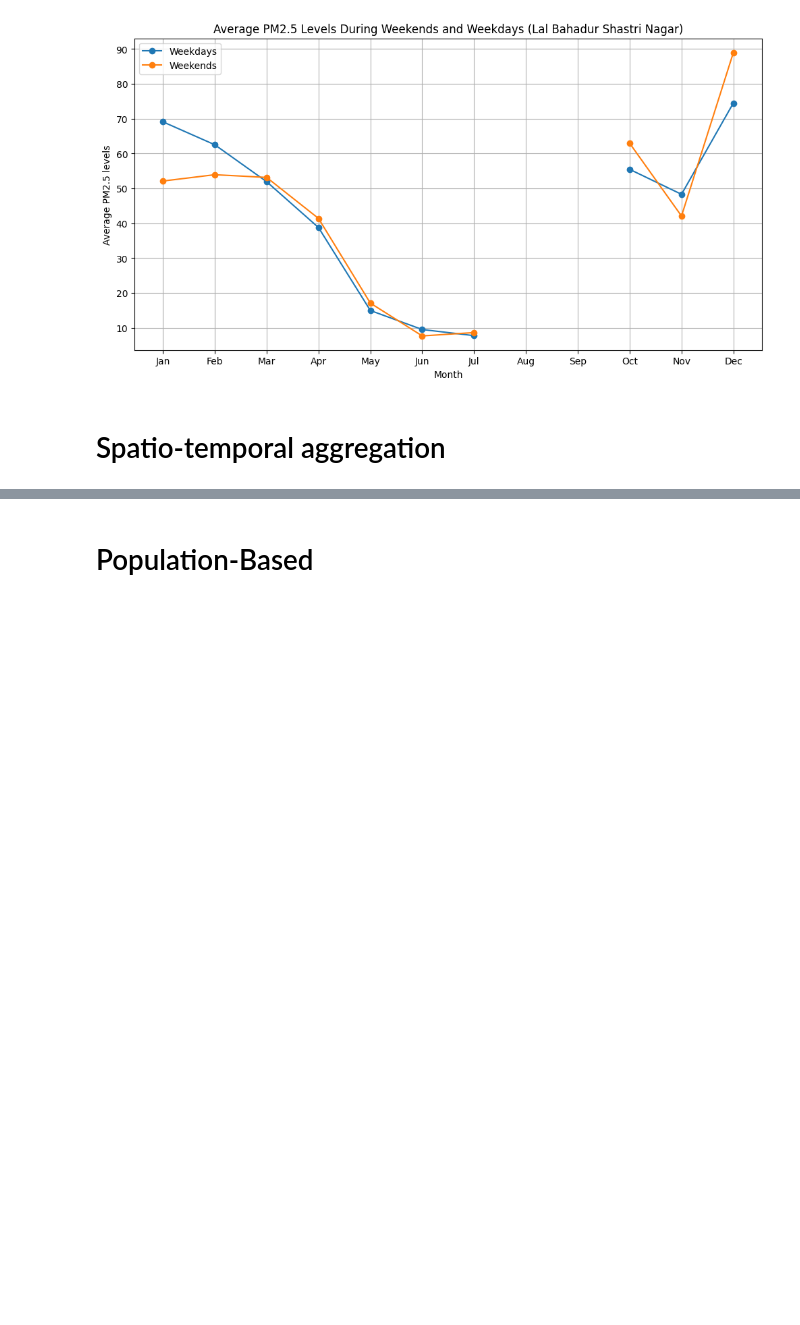
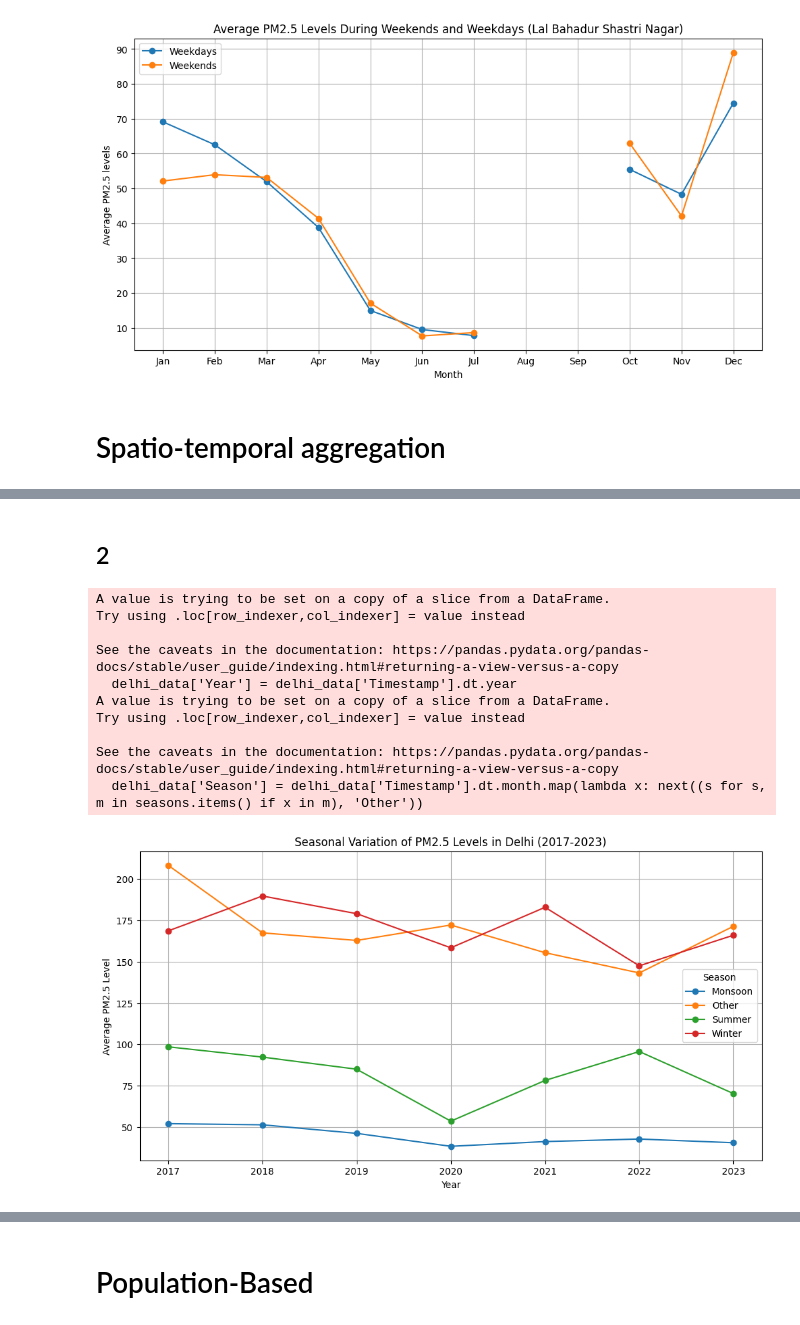
Before and after one commit to advait87/PSDV-pollution-assignment, a Jupyter notebook: assignment.ipynb, the cells around one changed output, grey strips where cells are left out. Drawn from its saved outputs; the diff is of its cells as text; code cells hidden in the pictures; blank space fills up the shorter version.

```diff
--- a/assignment.ipynb
+++ b/assignment.ipynb
@@ -156,0 +206,40 @@ plt.show()
+# %% [markdown]
+## 2
+# %%
+# Filter data for Delhi from 2017 to 2023
+delhi_data = data[(data['state'] == 'Delhi') & (data['Timestamp'].dt.year.between(2017, 2023))]
+
+# Define seasons
+seasons = {
+    'Winter': [12, 1, 2],
+    'Summer': [3, 4, 5],
+    'Monsoon': [6, 7, 8, 9]
+}
+
+# Extract year and season information
+delhi_data['Year'] = delhi_data['Timestamp'].dt.year
+delhi_data['Season'] = delhi_data['Timestamp'].dt.month.map(lambda x: next((s for s, m in seasons.items() if x in m), 'Other'))
+
+# Group by year and season to calculate average PM2.5
+seasonal_pm25 = delhi_data.groupby(['Year', 'Season'])['PM2.5'].mean().unstack()
+
+# Plot the seasonal variations
+seasonal_pm25.plot(kind='line', marker='o', figsize=(12, 6))
+plt.title('Seasonal Variation of PM2.5 Levels in Delhi (2017-2023)')
+plt.xlabel('Year')
+plt.ylabel('Average PM2.5 Level')
+plt.legend(title='Season')
+plt.grid()
+plt.show()
+# %% [output]
+A value is trying to be set on a copy of a slice from a DataFrame.
+Try using .loc[row_indexer,col_indexer] = value instead
+
+See the caveats in the documentation: https://pandas.pydata.org/pandas-docs/stable/user_guide/indexing.html#returning-a-view-versus-a-copy
+  delhi_data['Year'] = delhi_data['Timestamp'].dt.year
+A value is trying to be set on a copy of a slice from a DataFrame.
+Try using .loc[row_indexer,col_indexer] = value instead
+
+See the caveats in the documentation: https://pandas.pydata.org/pandas-docs/stable/user_guide/indexing.html#returning-a-view-versus-a-copy
+  delhi_data['Season'] = delhi_data['Timestamp'].dt.month.map(lambda x: next((s for s, m in seasons.items() if x in m), 'Other'))
+[figure, added]
```
Also changed, not shown: parts of 4 cells of this notebook.
